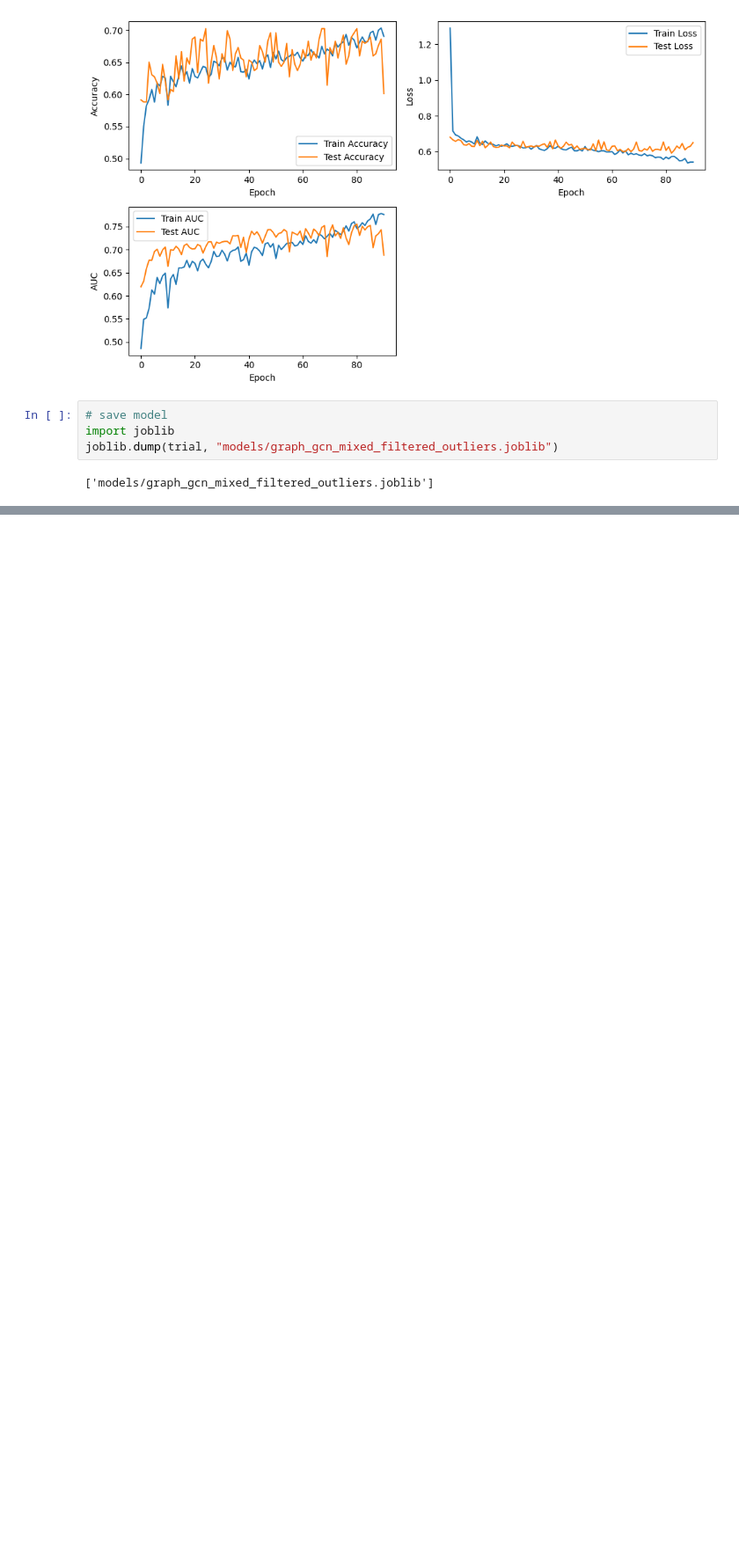
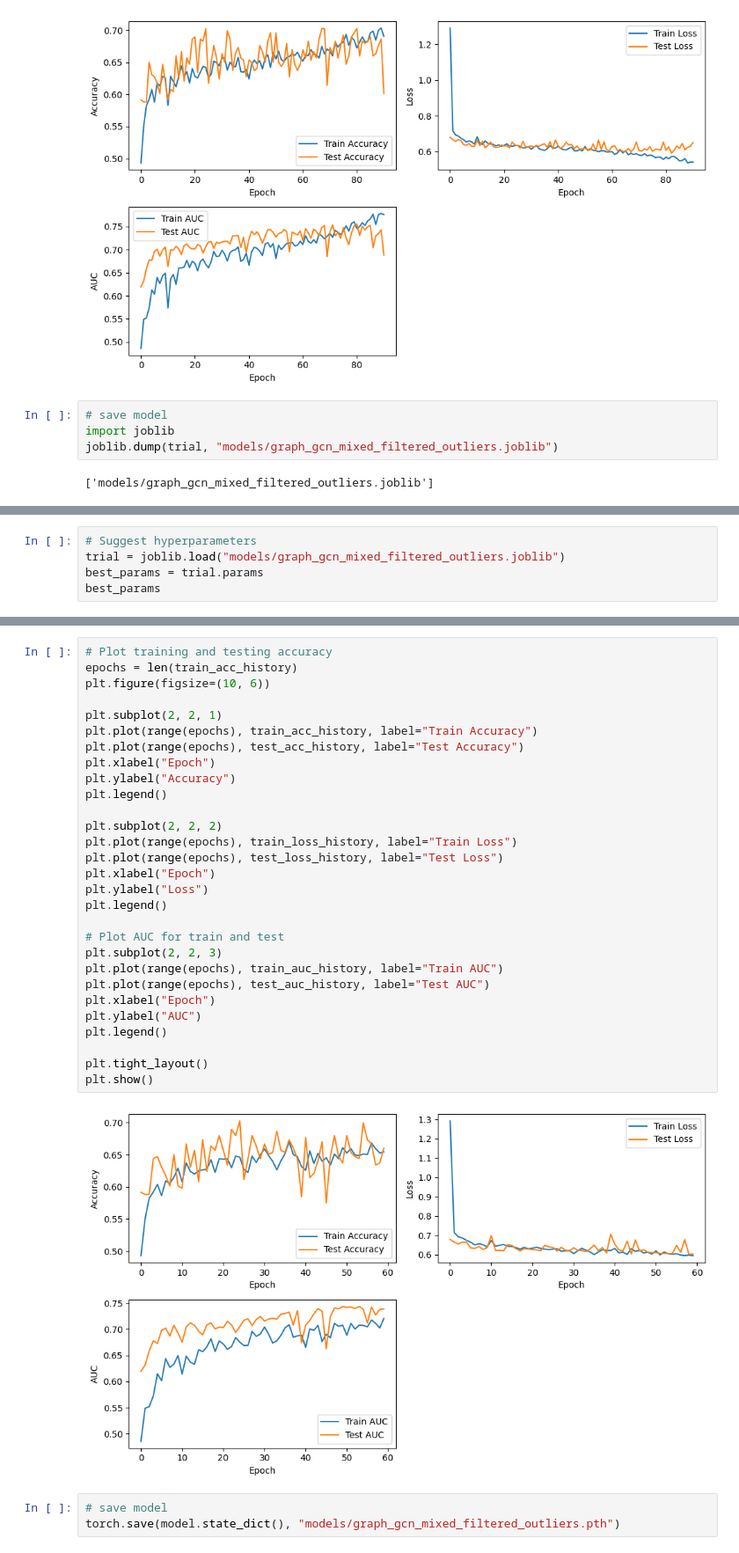
Before and after one commit to ongxuanhong/dili-drug-liver-interaction, a Jupyter notebook: 01.2_graph_gcn_mixed.ipynb, the cells around one changed output, grey strips where cells are left out. Shown at 88% size. Drawn from its saved outputs; the diff is of its cells as text; blank space fills up the shorter version.

Commit message:
Train stacking

```diff
--- a/01.2_graph_gcn_mixed.ipynb
+++ b/01.2_graph_gcn_mixed.ipynb
@@ -536,0 +530,5 @@ joblib.dump(trial, "models/graph_gcn_mixed_filtered_outliers.joblib")
+# %%
+# Suggest hyperparameters
+trial = joblib.load("models/graph_gcn_mixed_filtered_outliers.joblib")
+best_params = trial.params
+best_params
@@ -536,0 +609,34 @@ joblib.dump(trial, "models/graph_gcn_mixed_filtered_outliers.joblib")
+# %%
+# Plot training and testing accuracy
+epochs = len(train_acc_history)
+plt.figure(figsize=(10, 6))
+
+plt.subplot(2, 2, 1)
+plt.plot(range(epochs), train_acc_history, label="Train Accuracy")
+plt.plot(range(epochs), test_acc_history, label="Test Accuracy")
+plt.xlabel("Epoch")
+plt.ylabel("Accuracy")
+plt.legend()
+
+plt.subplot(2, 2, 2)
+plt.plot(range(epochs), train_loss_history, label="Train Loss")
+plt.plot(range(epochs), test_loss_history, label="Test Loss")
+plt.xlabel("Epoch")
+plt.ylabel("Loss")
+plt.legend()
+
+# Plot AUC for train and test
+plt.subplot(2, 2, 3)
+plt.plot(range(epochs), train_auc_history, label="Train AUC")
+plt.plot(range(epochs), test_auc_history, label="Test AUC")
+plt.xlabel("Epoch")
+plt.ylabel("AUC")
+plt.legend()
+
+plt.tight_layout()
+plt.show()
+# %% [output]
+[figure, added]
+# %%
+# save model
+torch.save(model.state_dict(), "models/graph_gcn_mixed_filtered_outliers.pth")
```
Also changed, not shown: parts of 5 cells of this notebook, 2 other files.
